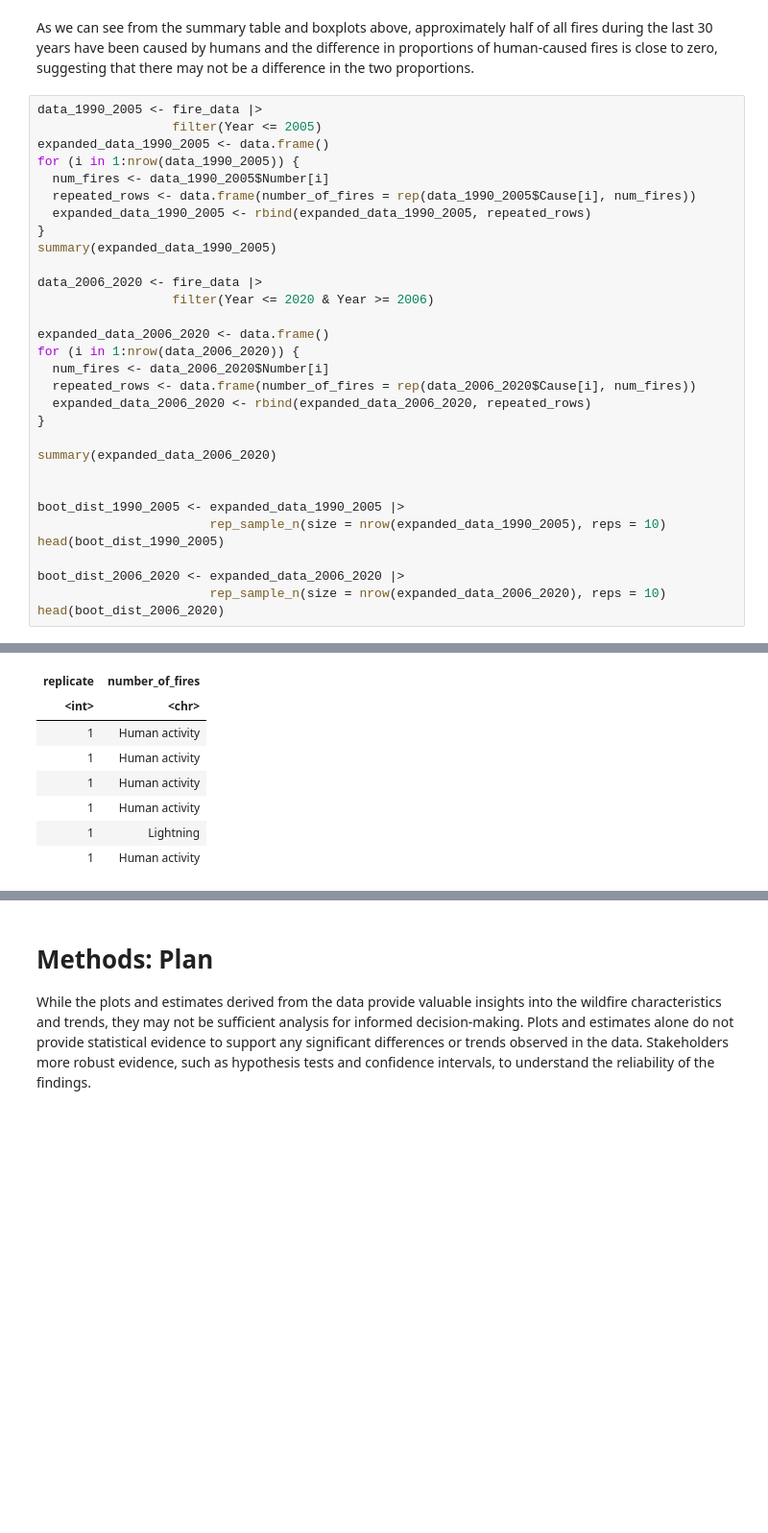
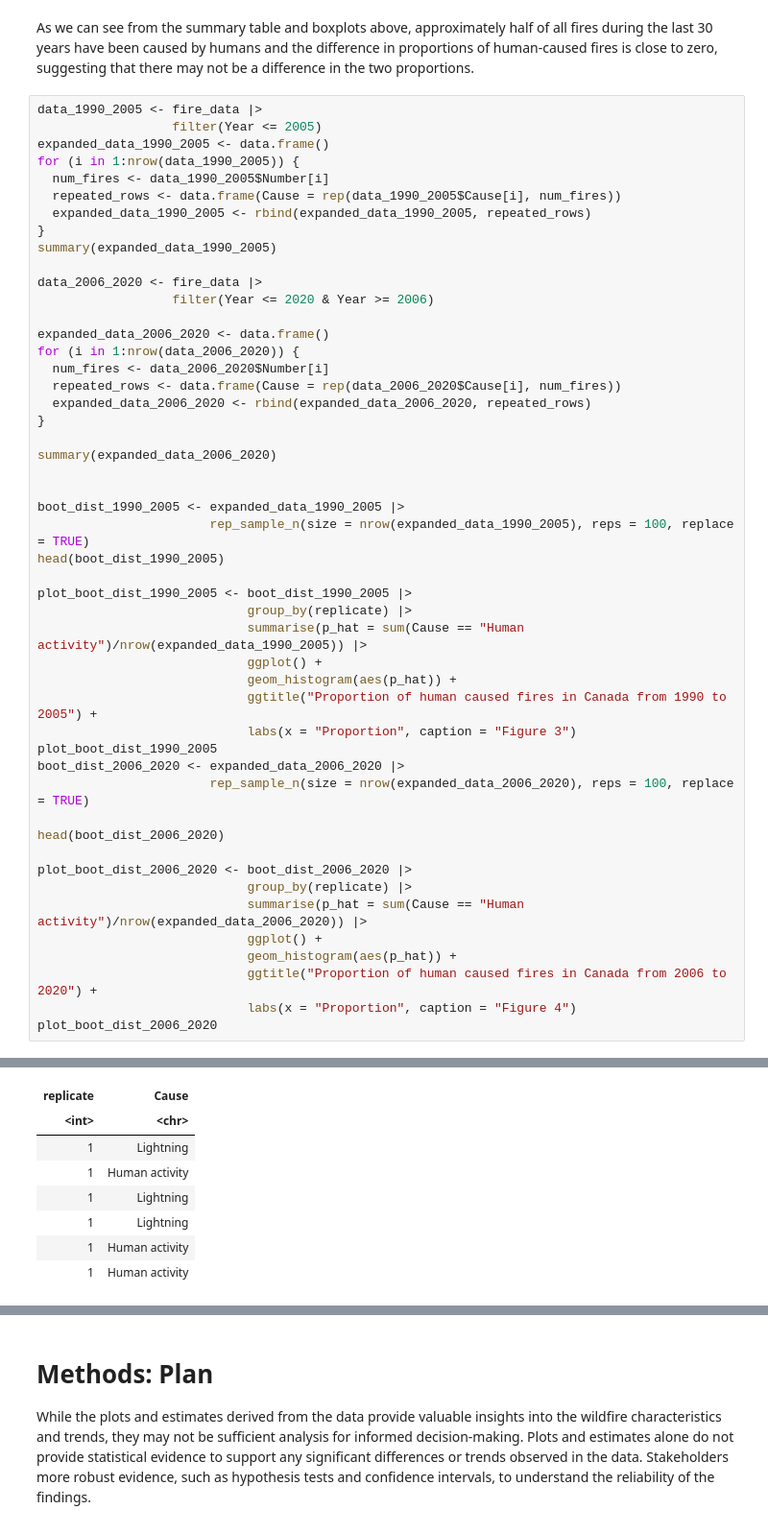
Before and after one commit to hakkd/Canada-Forest-Fires-By-Cause, a Jupyter notebook: report_group2.ipynb, the cells around one changed output, grey strips where cells are left out. Shown at 96% size. Saved outputs shown, nothing was run; the diff lists cells and outputs as text; blank space fills up the shorter version.

```diff
--- a/report_group2.ipynb
+++ b/report_group2.ipynb
@@ -178,7 +194,7 @@ data_1990_2005 <- fire_data |>
 expanded_data_1990_2005 <- data.frame()
 for (i in 1:nrow(data_1990_2005)) {
   num_fires <- data_1990_2005$Number[i]
-  repeated_rows <- data.frame(number_of_fires = rep(data_1990_2005$Cause[i], num_fires))
+  repeated_rows <- data.frame(Cause = rep(data_1990_2005$Cause[i], num_fires))
   expanded_data_1990_2005 <- rbind(expanded_data_1990_2005, repeated_rows)
 }
 summary(expanded_data_1990_2005)
@@ -189,7 +205,7 @@ data_2006_2020 <- fire_data |>
 expanded_data_2006_2020 <- data.frame()
 for (i in 1:nrow(data_2006_2020)) {
   num_fires <- data_2006_2020$Number[i]
-  repeated_rows <- data.frame(number_of_fires = rep(data_2006_2020$Cause[i], num_fires))
+  repeated_rows <- data.frame(Cause = rep(data_2006_2020$Cause[i], num_fires))
   expanded_data_2006_2020 <- rbind(expanded_data_2006_2020, repeated_rows)
 }
 
@@ -197,10 +213,28 @@ summary(expanded_data_2006_2020)
 
 
 boot_dist_1990_2005 <- expanded_data_1990_2005 |>
-                       rep_sample_n(size = nrow(expanded_data_1990_2005), reps = 10)
+                       rep_sample_n(size = nrow(expanded_data_1990_2005), reps = 100, replace = TRUE)
 head(boot_dist_1990_2005)
 
+plot_boot_dist_1990_2005 <- boot_dist_1990_2005 |>
+                            group_by(replicate) |>
+                            summarise(p_hat = sum(Cause == "Human activity")/nrow(expanded_data_1990_2005)) |>
+                            ggplot() +
+                            geom_histogram(aes(p_hat)) +
+                            ggtitle("Proportion of human caused fires in Canada from 1990 to 2005") +
+                            labs(x = "Proportion", caption = "Figure 3")
+plot_boot_dist_1990_2005
 boot_dist_2006_2020 <- expanded_data_2006_2020 |>
-                       rep_sample_n(size = nrow(expanded_data_2006_2020), reps = 10)
+                       rep_sample_n(size = nrow(expanded_data_2006_2020), reps = 100, replace = TRUE)
+
 head(boot_dist_2006_2020)
+
+plot_boot_dist_2006_2020 <- boot_dist_2006_2020 |>
+                            group_by(replicate) |>
+                            summarise(p_hat = sum(Cause == "Human activity")/nrow(expanded_data_2006_2020)) |>
+                            ggplot() +
+                            geom_histogram(aes(p_hat)) +
+                            ggtitle("Proportion of human caused fires in Canada from 2006 to 2020") +
+                            labs(x = "Proportion", caption = "Figure 4")
+plot_boot_dist_2006_2020
 # %% [output]
@@ -225,8 +260,8 @@ A grouped_df: 6 × 2
-| replicate | number_of_fires |
+| replicate | Cause |
 | <int> | <chr> |
+| 1 | Lightning |
+| 1 | Human activity |
+| 1 | Lightning |
+| 1 | Lightning |
 | 1 | Human activity |
 | 1 | Human activity |
-| 1 | Human activity |
-| 1 | Human activity |
-| 1 | Lightning |
-| 1 | Human activity |
```
Also changed, not shown: parts of 3 cells of this notebook.
